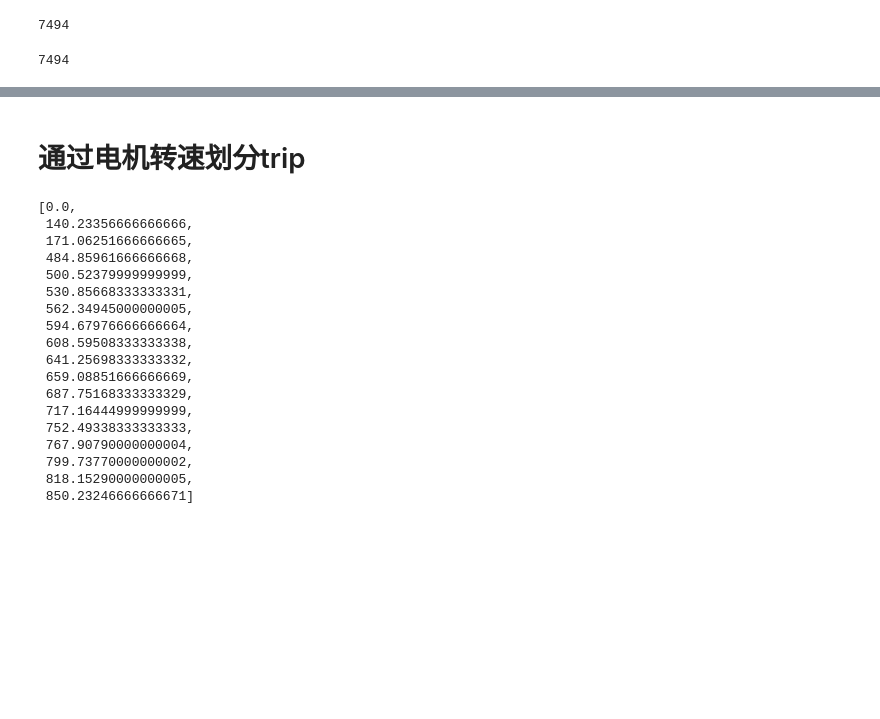
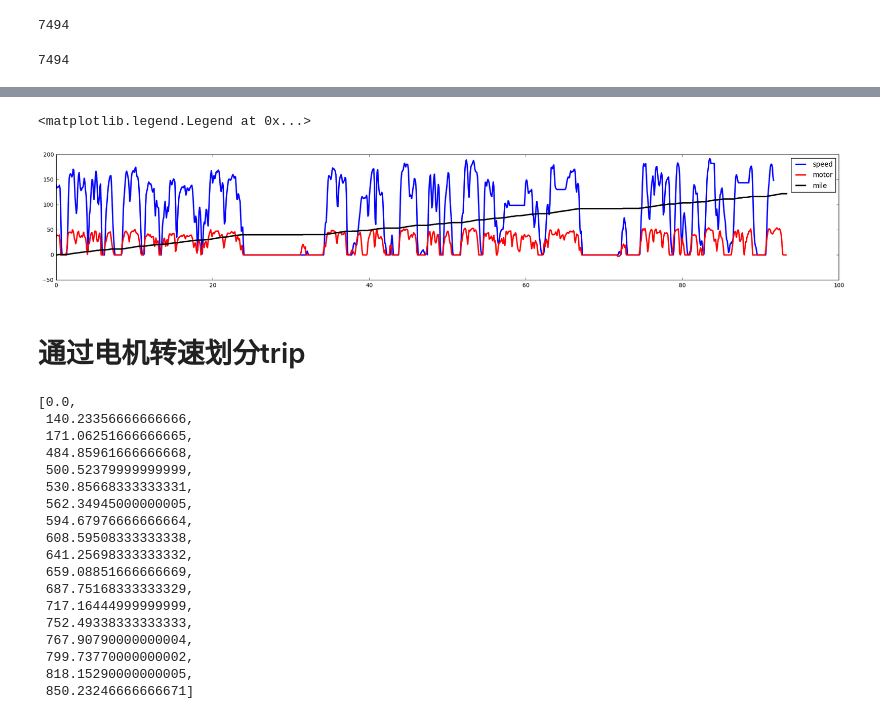
Before and after one commit to 760bdteam/SunwinVehicle_Wzw, a Jupyter notebook: DataAnalysis.ipynb, the cells around one changed output, grey strips where cells are left out. Saved outputs shown, nothing was run; the diff lists cells and outputs as text; code cells hidden in the pictures; blank space fills up the shorter version.

```diff
--- a/DataAnalysis.ipynb
+++ b/DataAnalysis.ipynb
@@ -147,3 +181,12 @@ plt.plot(time3,motor2)
+# %%
+plt.figure(figsize=(25,4))
+plt.plot(time2[0:2200],speed[0:2200], color="blue", linewidth=2.5, linestyle="-",label="speed")
+plt.plot(time3[0:1000],[x/100. for x in motor2][0:1000], color="red", linewidth=2.5, linestyle="-",label="motor")
+plt.plot(time4[0:1000],[x*1000. for x in mile2][0:1000], color="black", linewidth=2.5, linestyle="-",label="mile")
+plt.legend(loc='upper right')
+# %% [output]
+<matplotlib.legend.Legend at 0x...>
+[figure, added]
 # %% [markdown]
 # 通过电机转速划分trip
 # %%
```
Also changed, not shown: parts of 7 cells of this notebook.
